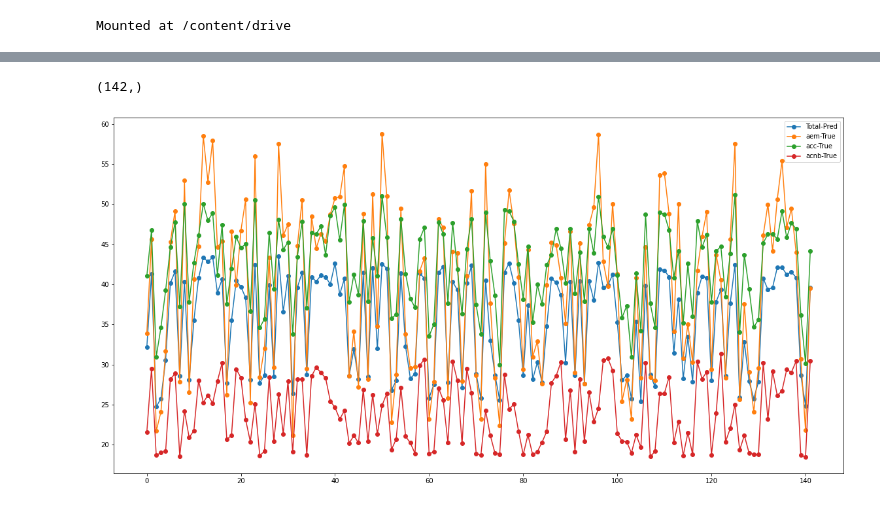
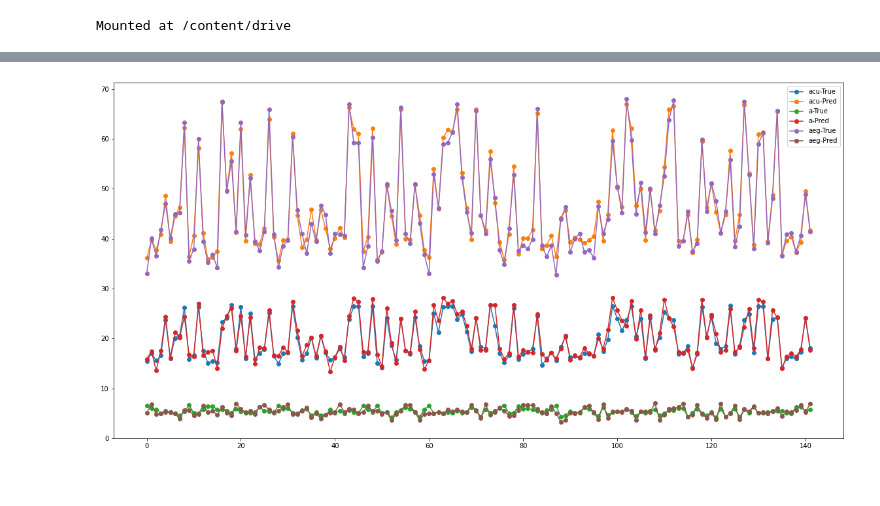
Before and after one commit to VissaMoutafis/Time-Series-Processing-with-Tensorflow, a Jupyter notebook: Project3_A1.ipynb, the cells around one changed output, grey strips where cells are left out. Drawn from its saved outputs; the diff is of its cells as text; code cells hidden in the pictures.

```diff
--- a/Project3_A1.ipynb
+++ b/Project3_A1.ipynb
@@ -85,7 +85,7 @@ class TimeSeriesForecast():
         self.model.add(layers.Dropout(self.dropout))
 
     # final output layer
-    self.model.add(layers.Dense(1))
+    self.model.add(layers.Dense(input_dim[-1]))
 
     self.model.compile(optimizer=self.optimizer, loss=self.loss)
 
@@ -133,16 +128,14 @@ model.evaluate(X_val, y_val)
 # %%
-y_pred = reverse_normalize(model.predict(X_val).reshape(-1))
+y_pred = reverse_normalize(model.predict(X_val))
 figure(figsize=(20, 10))
-lgnd = ['Total-Pred']
-print(y_pred.shape)
+lgnd = []
 plt.plot(np.arange(0, len(y_pred)), y_pred, 'o-')
+plt.plot(np.arange(0, len(y_val)), reverse_normalize(y_val), 'o-')
 
 for i, id in enumerate(TIME_SERIES_ID):
-  plt.plot(np.arange(0, len(y_val[:, i])), reverse_normalize(y_val.transpose())[i, :] ,'o-')
-  lgnd += [f'{id}-True']
+  lgnd += [f'{id}-True',f'{id}-Pred']
 
 plt.legend(lgnd)
 plt.show()
 # %% [output]
-(142,)
-[figure, old version]
+[figure, new version]
```
Also changed, not shown: parts of 2 cells of this notebook.
